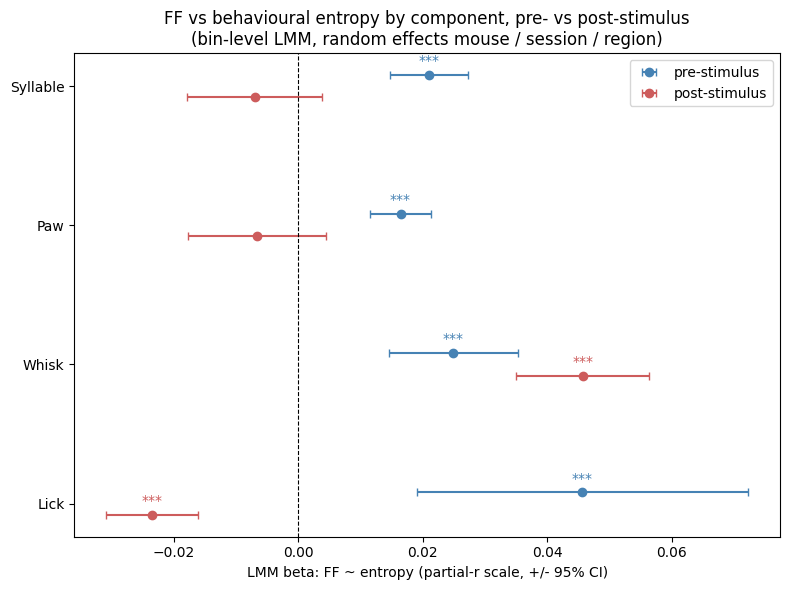
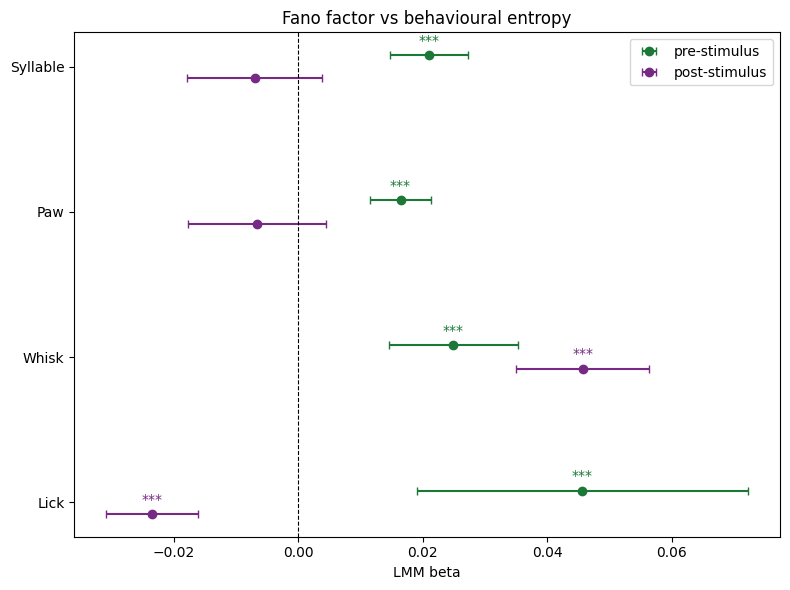
The change to this notebook cell's code, shown as a diff; its figure went from the first image to the second:
--- before
+++ after
@@ -21,5 +21,5 @@
 fig, ax = plt.subplots(figsize=(8, 6))
 yl = np.arange(len(components))[::-1]; off = 0.16
-for k, (w, color) in enumerate([('pre', 'steelblue'), ('post', 'indianred')]):
+for k, (w, color) in enumerate([('pre', '#1b7837'), ('post', '#762a83')]):
     for y, comp in zip(yl, components):
         b = lmm_beta[w][comp]; ci = 1.96 * lmm_se[w][comp]
@@ -31,7 +31,6 @@
 ax.axvline(0, color='k', lw=0.8, ls='--')
 ax.set_yticks(yl); ax.set_yticklabels(list(components))
-ax.set_xlabel('LMM beta: FF ~ entropy (partial-r scale, +/- 95% CI)')
-ax.set_title('FF vs behavioural entropy by component, pre- vs post-stimulus\n'
-             '(bin-level LMM, random effects mouse / session / region)')
+ax.set_xlabel('LMM beta')  # : FF ~ entropy (partial-r scale, +/- 95% CI)
+ax.set_title('Fano factor vs behavioural entropy')
 ax.legend(loc='best')
 plt.tight_layout(); plt.show()

Commit: Various small changes